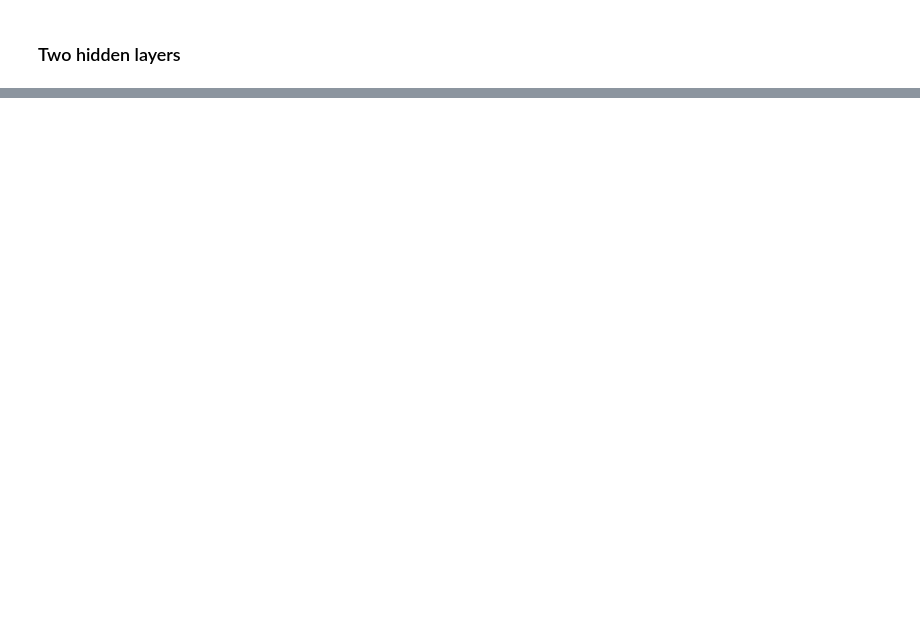
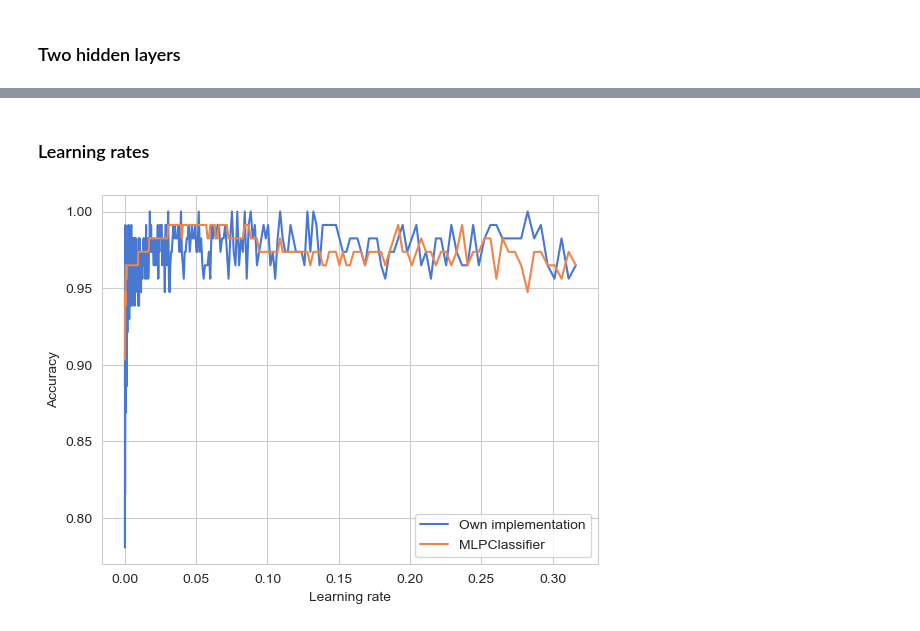
Before and after one commit to MariaFlyAway/Project2_FYS-STK3155, a Jupyter notebook: Code/Neural_Net/plotting_results.ipynb, the cells around one changed output, grey strips where cells are left out. Saved outputs shown, nothing was run; the diff lists cells and outputs as text; code cells hidden in the pictures; blank space fills up the shorter version.

Commit message:
implemented comparison of scikit learn and own implementation

```diff
--- a/Code/Neural_Net/plotting_results.ipynb
+++ b/Code/Neural_Net/plotting_results.ipynb
@@ -200,0 +201,18 @@ plt.show()
+# %% [markdown]
+### Learning rates
+# %%
+own_code = np.load('Results/Own_code_scores_lr.npy')
+MLP_sklearn = np.load('Results/MLP_scores_lr.npy')
+learning_rates = np.load('Results/learning_rates_comparison.npy')
+
+sns.set_style('whitegrid')
+sns.set_palette('muted')
+# %%
+plt.plot(learning_rates, own_code, label='Own implementation')
+plt.plot(learning_rates, MLP_sklearn, label='MLPClassifier')
+plt.xlabel('Learning rate')
+plt.ylabel('Accuracy')
+plt.legend()
+plt.show()
+# %% [output]
+[figure, added]
```
Also changed, not shown: parts of 3 cells of this notebook, 6 other files.
